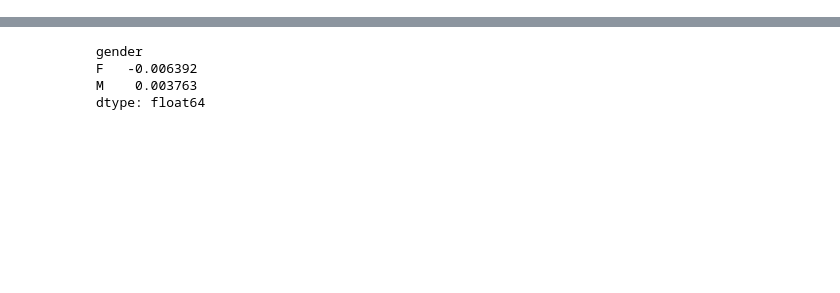
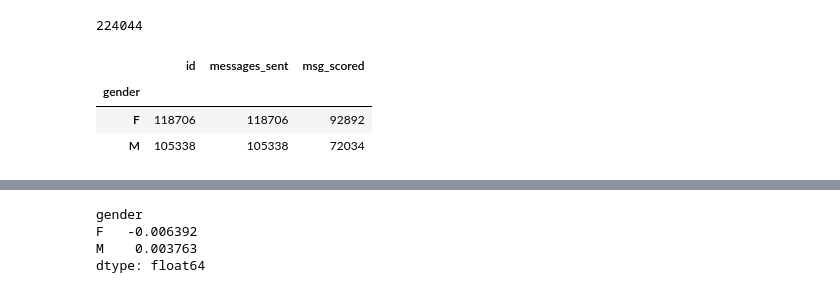
Before and after one commit to resistbot/gender_analysis, a Jupyter notebook: Resistbot Gender Analysis.ipynb, the cells around one changed output, grey strips where cells are left out. Cells and saved outputs as stored; diff of their text form; code cells hidden in the pictures; blank space fills up the shorter version.

```diff
--- a/Resistbot Gender Analysis.ipynb
+++ b/Resistbot Gender Analysis.ipynb
@@ -17,3 +26,14 @@ df = pd.read_csv(DATA_PATH)
+# %%
+all_users = df['gender'].count()
+print(all_users)
+grouped = df.groupby('gender')
+grouped.count()
+# %% [output]
+224044
+|  | id | messages_sent | msg_scored |
+| gender |  |  |  |
+| F | 118706 | 118706 | 92892 |
+| M | 105338 | 105338 | 72034 |
 # %%
 #summary table for all users
 df.drop(['id'],axis=1).describe()
```
Also changed, not shown: parts of 14 cells of this notebook, 3 other files.
